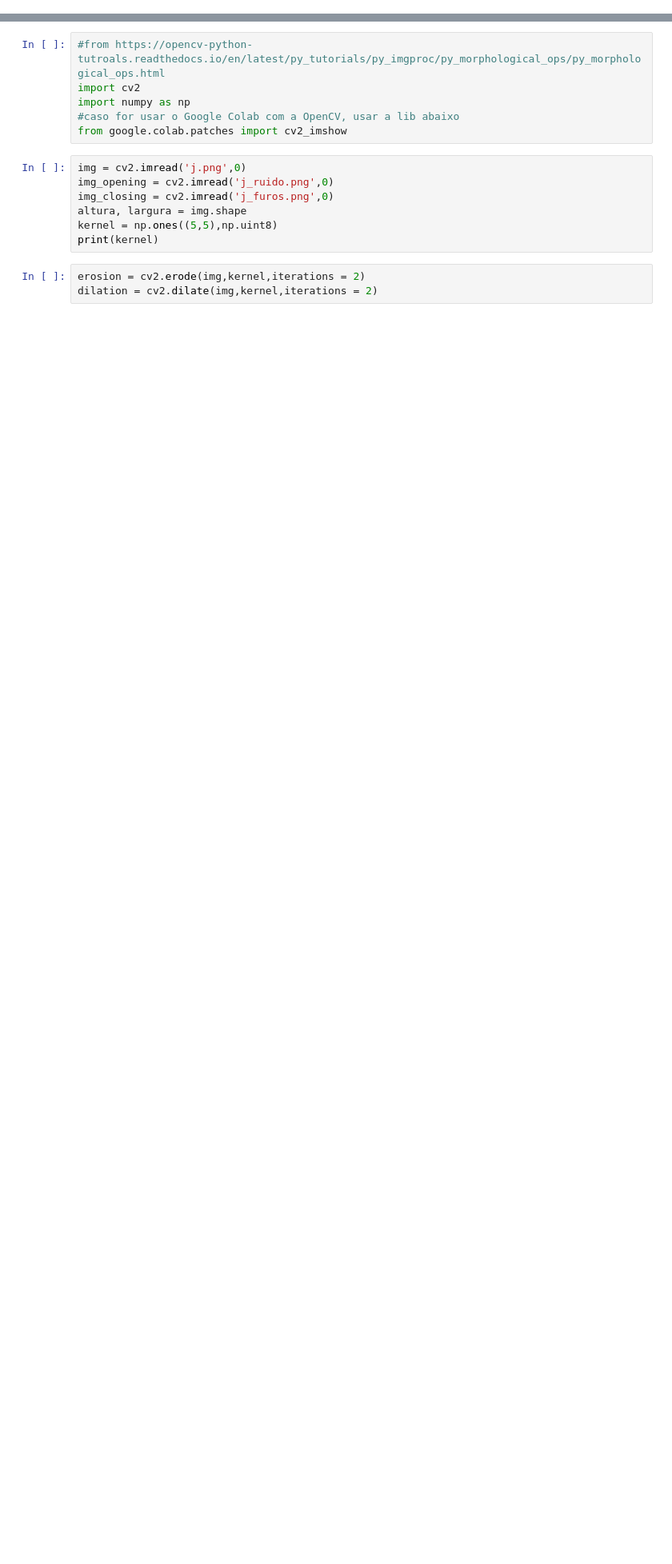
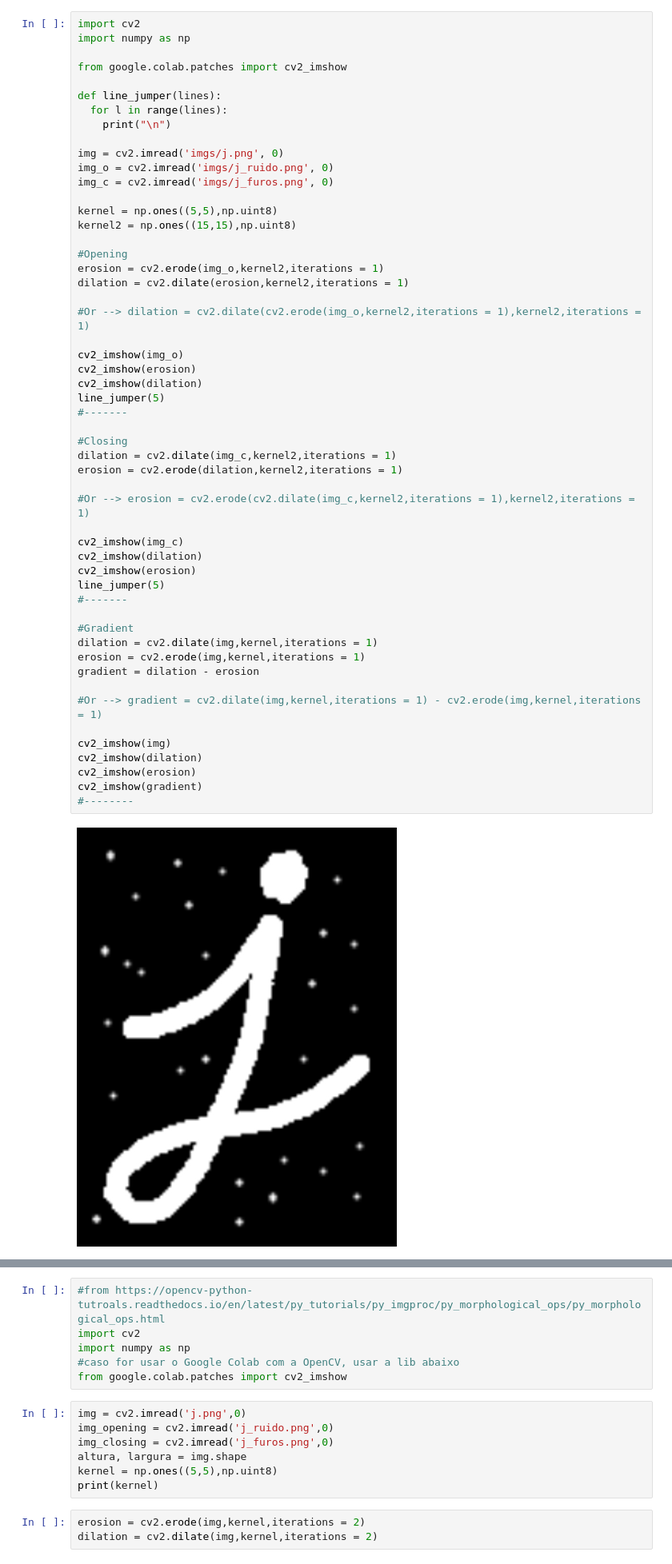
Before and after one commit to DigSix/MyUCP---My-Univali-Class-Projects, a Jupyter notebook: Introduction-to-Python/Copy_of_Exemplo_Morfologia.ipynb, the cells around one changed output, grey strips where cells are left out. Shown at 80% size. Cells and saved outputs as stored; diff of their text form; blank space fills up the shorter version.

```diff
--- a/Introduction-to-Python/Copy_of_Exemplo_Morfologia.ipynb
+++ b/Introduction-to-Python/Copy_of_Exemplo_Morfologia.ipynb
@@ -15,0 +131,55 @@ Isso é um teste
+# %%
+import cv2
+import numpy as np
+
+from google.colab.patches import cv2_imshow
+
+def line_jumper(lines):
+  for l in range(lines):
+    print("\n")
+
+img = cv2.imread('imgs/j.png', 0)
+img_o = cv2.imread('imgs/j_ruido.png', 0)
+img_c = cv2.imread('imgs/j_furos.png', 0)
+
+kernel = np.ones((5,5),np.uint8)
+kernel2 = np.ones((15,15),np.uint8)
+
+#Opening
+erosion = cv2.erode(img_o,kernel2,iterations = 1)
+dilation = cv2.dilate(erosion,kernel2,iterations = 1)
+
+#Or --> dilation = cv2.dilate(cv2.erode(img_o,kernel2,iterations = 1),kernel2,iterations = 1)
+
+cv2_imshow(img_o)
+cv2_imshow(erosion)
+cv2_imshow(dilation)
+line_jumper(5)
+#-------
+
+#Closing
+dilation = cv2.dilate(img_c,kernel2,iterations = 1)
+erosion = cv2.erode(dilation,kernel2,iterations = 1)
+
+#Or --> erosion = cv2.erode(cv2.dilate(img_c,kernel2,iterations = 1),kernel2,iterations = 1)
+
+cv2_imshow(img_c)
+cv2_imshow(dilation)
+cv2_imshow(erosion)
+line_jumper(5)
+#-------
+
+#Gradient
+dilation = cv2.dilate(img,kernel,iterations = 1)
+erosion = cv2.erode(img,kernel,iterations = 1)
+gradient = dilation - erosion
+
+#Or --> gradient = cv2.dilate(img,kernel,iterations = 1) - cv2.erode(img,kernel,iterations = 1)
+
+cv2_imshow(img)
+cv2_imshow(dilation)
+cv2_imshow(erosion)
+cv2_imshow(gradient)
+#--------
+# %% [output]
+[figure, added]
```
Also changed, not shown: parts of 4 cells of this notebook.
